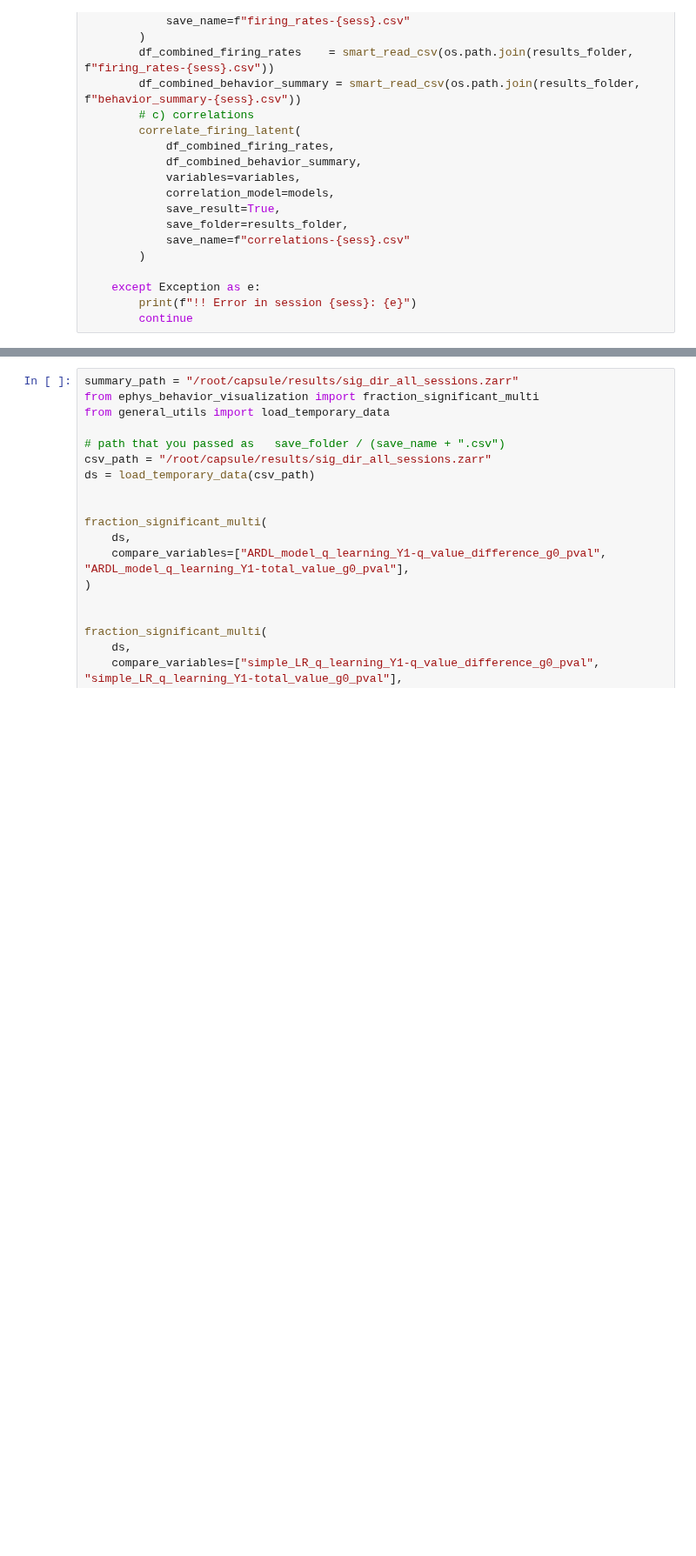
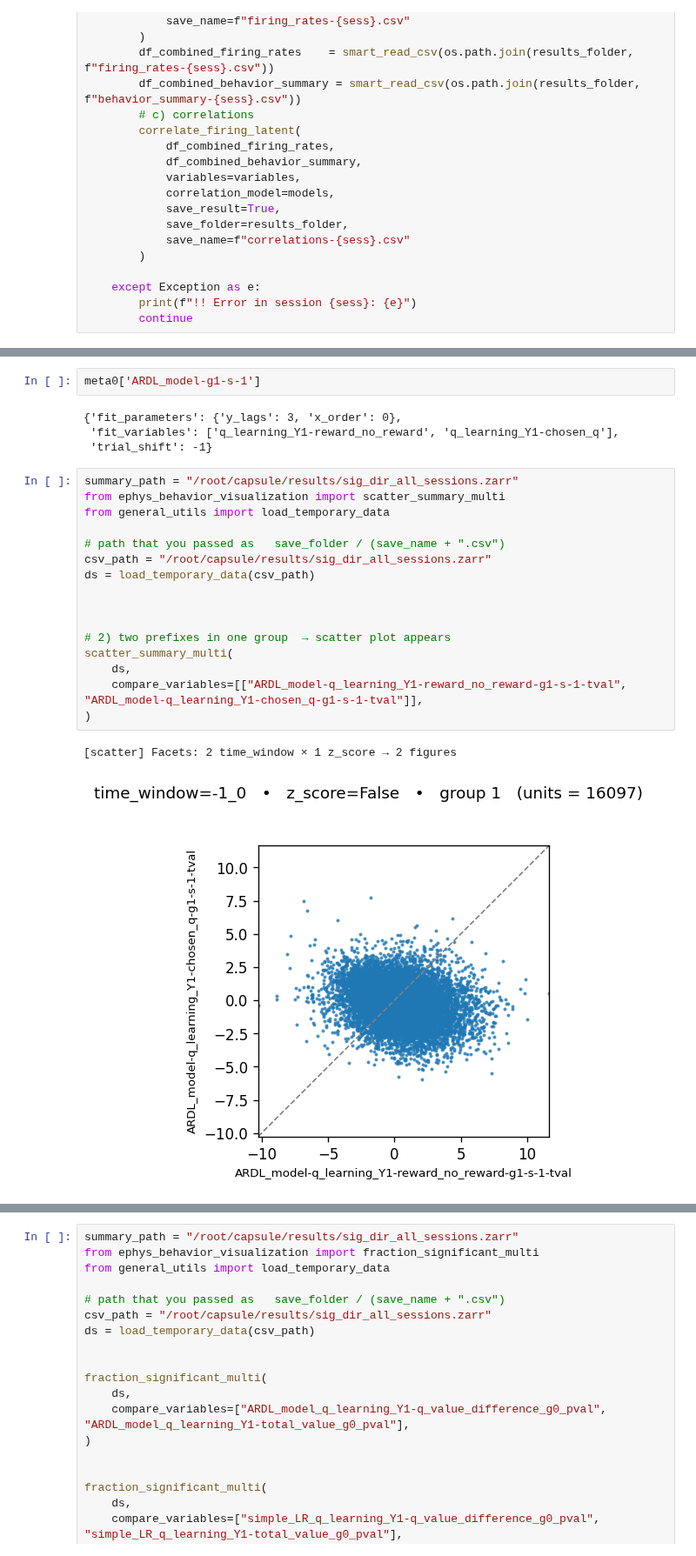
Before and after one commit to AllenNeuralDynamics/aind-dft-ephys-analysis, a Jupyter notebook: src/aind_dft_ephys_analysis/ephys_playground.ipynb, the cells around one changed output, grey strips where cells are left out. Shown at 87% size. Cells and saved outputs as stored; diff of their text form; blank space fills up the shorter version.

Commit message:
adding shift

```diff
--- a/src/aind_dft_ephys_analysis/ephys_playground.ipynb
+++ b/src/aind_dft_ephys_analysis/ephys_playground.ipynb
@@ -515,0 +457,25 @@ scatter_summary_multi(
+# %%
+meta0['ARDL_model-g1-s-1']
+# %% [output]
+{'fit_parameters': {'y_lags': 3, 'x_order': 0},
+ 'fit_variables': ['q_learning_Y1-reward_no_reward', 'q_learning_Y1-chosen_q'],
+ 'trial_shift': -1}
+# %%
+summary_path = "/root/capsule/results/sig_dir_all_sessions.zarr"
+from ephys_behavior_visualization import scatter_summary_multi
+from general_utils import load_temporary_data
+
+# path that you passed as   save_folder / (save_name + ".csv")
+csv_path = "/root/capsule/results/sig_dir_all_sessions.zarr"
+ds = load_temporary_data(csv_path)
+
+
+
+# 2) two prefixes in one group  → scatter plot appears
+scatter_summary_multi(
+    ds,
+    compare_variables=[["ARDL_model-q_learning_Y1-reward_no_reward-g1-s-1-tval", "ARDL_model-q_learning_Y1-chosen_q-g1-s-1-tval"]],
+)
+# %% [output]
+[scatter] Facets: 2 time_window × 1 z_score → 2 figures
+[figure, added]
```
Also changed, not shown: parts of 12 cells of this notebook, 1 other file.
